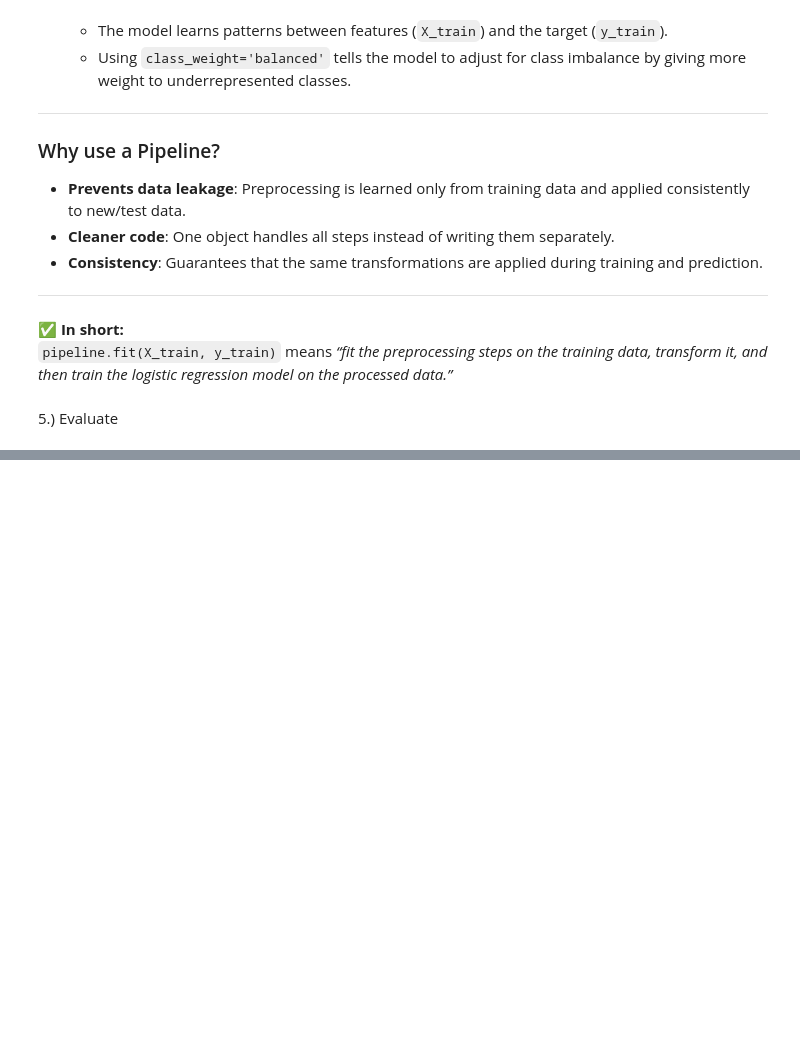
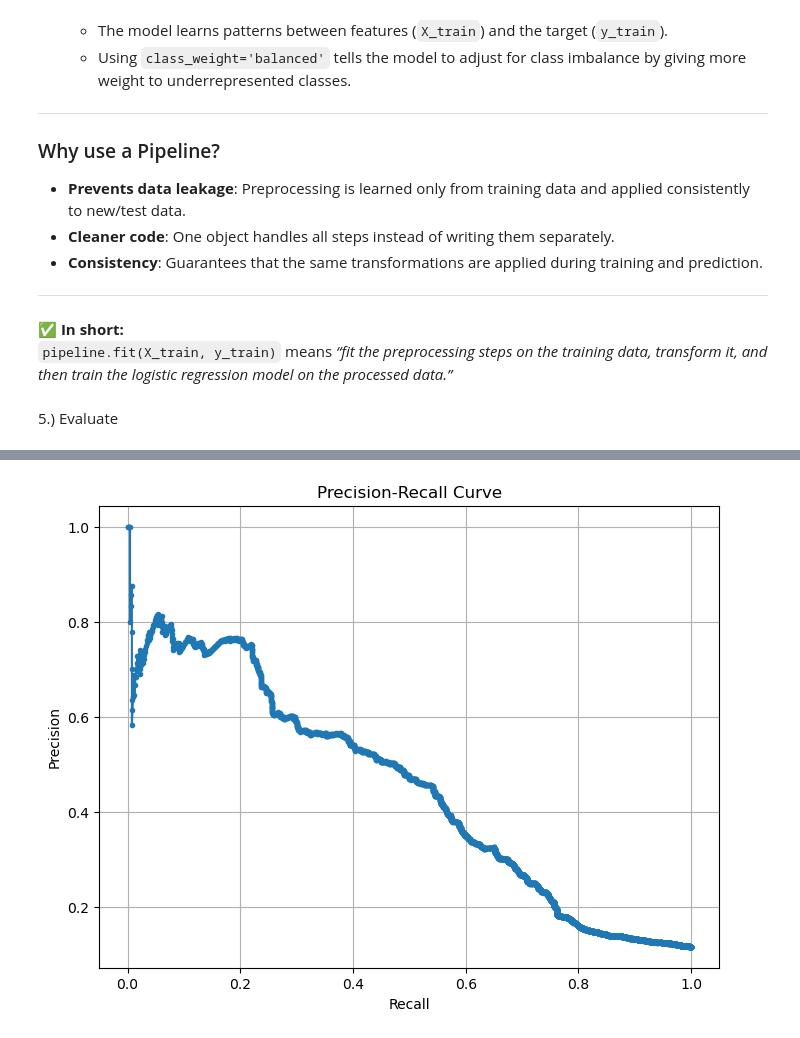
Before and after one commit to oaj1/bank-marketing-analysis, a Jupyter notebook: logistic_model.ipynb, the cells around one changed output, grey strips where cells are left out. Cells and saved outputs as stored; diff of their text form; code cells hidden in the pictures; blank space fills up the shorter version.

```diff
--- a/logistic_model.ipynb
+++ b/logistic_model.ipynb
@@ -264,0 +279,21 @@ When you call `pipeline.fit(X_train, y_train)`, scikit-learn runs each step of t
+# %%
+#Now we can make predictions on the test set
+y_pred = pipeline.predict(X_test)
+y_pred_proba = pipeline.predict_proba(X_test)[:,1]  # Probability estimates for the positive class
+
+#From the above,  lets computer metrics to evaluate the model
+from sklearn.metrics import accuracy_score, precision_score, recall_score, f1_score, roc_auc_score, confusion_matrix
+accuracy = accuracy_score(y_test, y_pred)
+precision = precision_score(y_test, y_pred)
+recall = recall_score(y_test, y_pred)
+f1 = f1_score(y_test, y_pred)
+roc_auc = roc_auc_score(y_test, y_pred_proba)
+conf_matrix = confusion_matrix(y_test, y_pred)
+
+print(f'Accuracy: {accuracy:.4f}')
+print(f'Precision: {precision:.4f}')
+print(f'Recall: {recall:.4f}')
+print(f'F1 Score: {f1:.4f}')
+print(f'ROC AUC: {roc_auc:.4f}')
+print('Confusion Matrix:')
+print(conf_matrix)
@@ -264,0 +361,19 @@ When you call `pipeline.fit(X_train, y_train)`, scikit-learn runs each step of t
+# %%
+#time to adjust the classification threshold
+import numpy as np
+import matplotlib.pyplot as plt
+# --- IGNORE ---
+# Calculate precision and recall for different thresholds
+from sklearn.metrics import precision_recall_curve
+precision_vals, recall_vals, thresholds = precision_recall_curve(y_test, y_pred_proba)
+
+# Plot precision-recall curve
+plt.figure(figsize=(8, 6))
+plt.plot(recall_vals, precision_vals, marker = '.')
+plt.xlabel('Recall')
+plt.ylabel('Precision')
+
+plt.title('Precision-Recall Curve')
+plt.grid()
+# %% [output]
+[figure, added]
```
Also changed, not shown: parts of 5 cells of this notebook.
